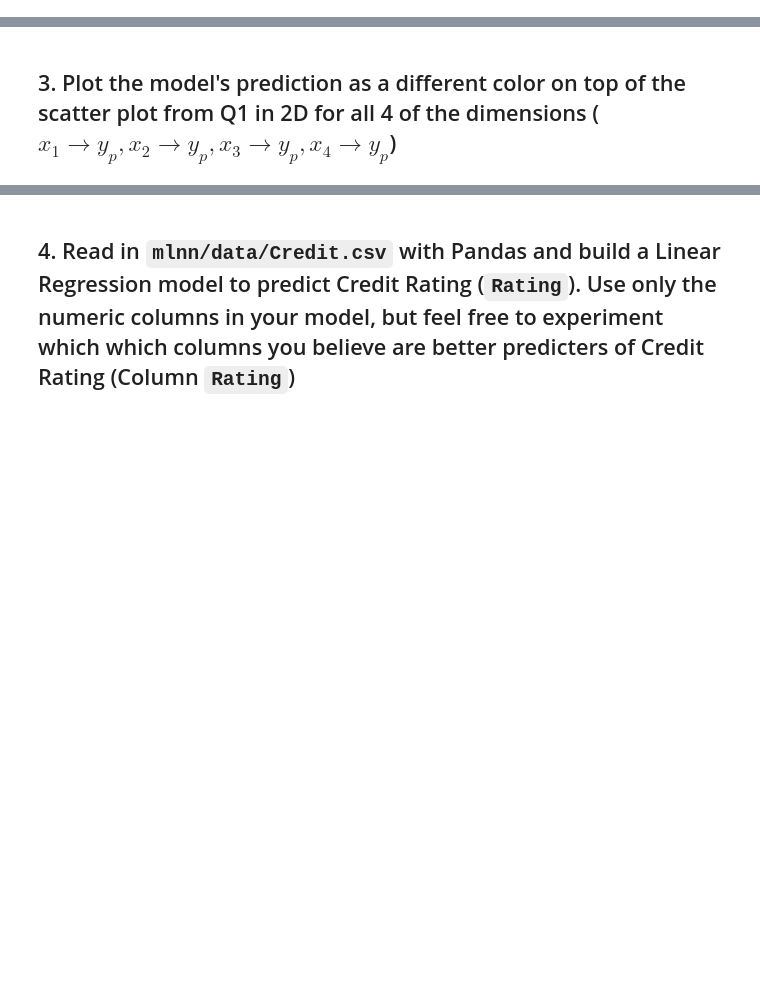
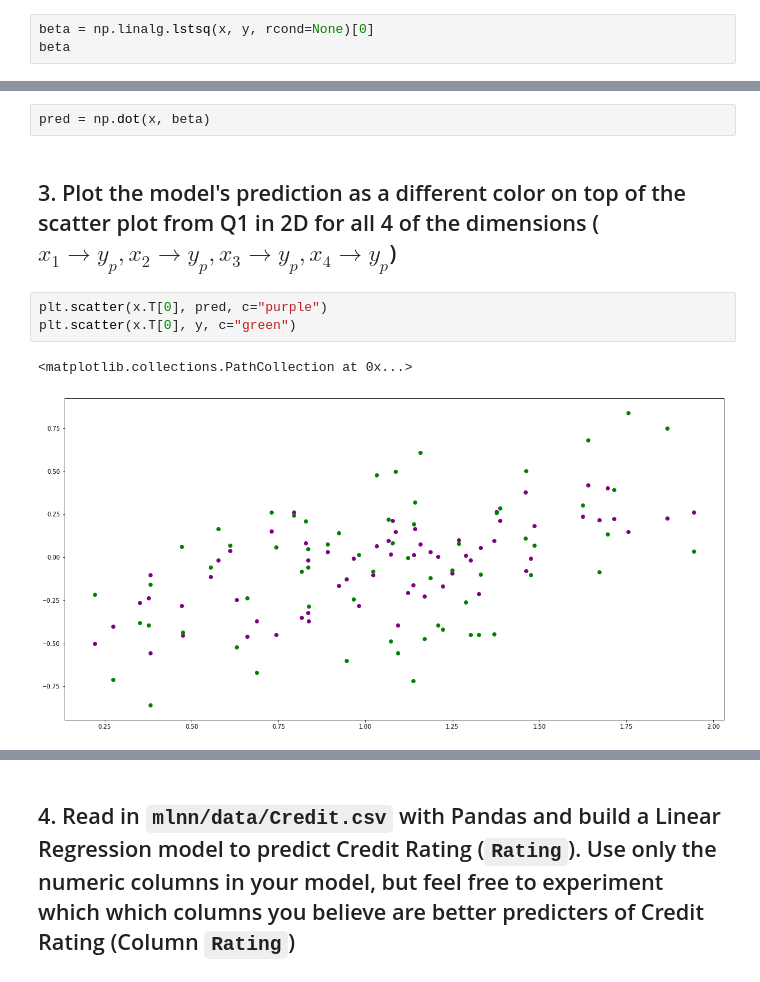
Before and after one commit to cjmasamitsu/mlnn-masamitsu, a Jupyter notebook: 03/masamitsu-week3-asnmt.ipynb, the cells around one changed output, grey strips where cells are left out. Saved outputs shown, nothing was run; the diff lists cells and outputs as text; blank space fills up the shorter version.

```diff
--- a/03/masamitsu-week3-asnmt.ipynb
+++ b/03/masamitsu-week3-asnmt.ipynb
@@ -43,3 +61,6 @@ plt.scatter(x.T[3], y)
 ## 2.  Create a Linear Regression model (like we did in class) to fit the data. *Use the example from Lesson 3 and do not use a library that calculates automatically*. We are expecting 5 coefficients to describe the linear model.
 
 ## After creating the model (finding the coefficients), create a new column $y_p=\Sigma\beta_n\cdot x_n$
+# %%
+beta = np.linalg.lstsq(x, y, rcond=None)[0]
+beta
@@ -46,2 +69,10 @@ plt.scatter(x.T[3], y)
+# %%
+pred = np.dot(x, beta)
 # %% [markdown]
 ## 3. Plot the model's prediction as a different color on top of the scatter plot from Q1 in 2D for all 4 of the dimensions ($x_1 \rightarrow y_p, x_2 \rightarrow y_p, x_3 \rightarrow y_p, x_4 \rightarrow y_p$)
+# %%
+plt.scatter(x.T[0], pred, c="purple")
+plt.scatter(x.T[0], y, c="green")
+# %% [output]
+<matplotlib.collections.PathCollection at 0x...>
+[figure, added]
```
Also changed, not shown: parts of 25 cells of this notebook, 1 other file.
